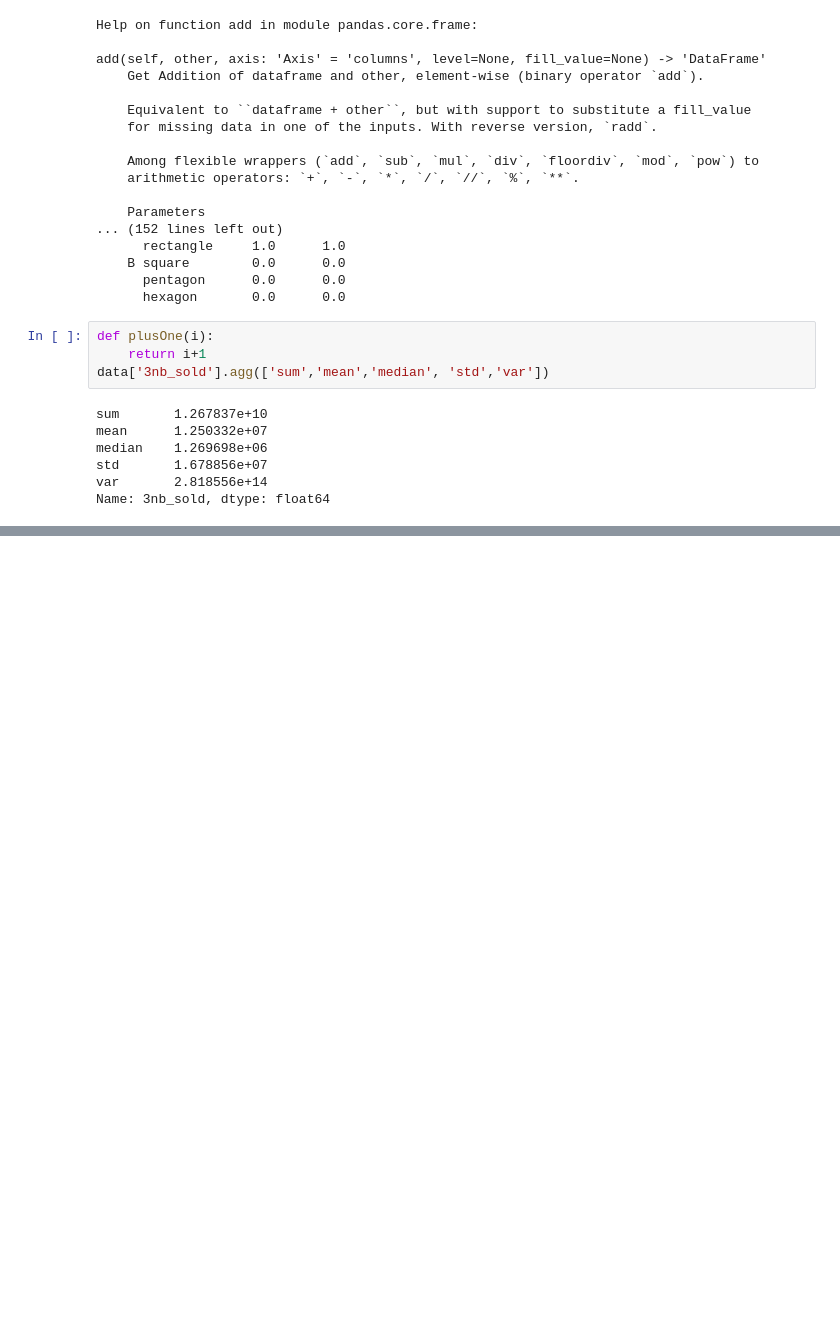
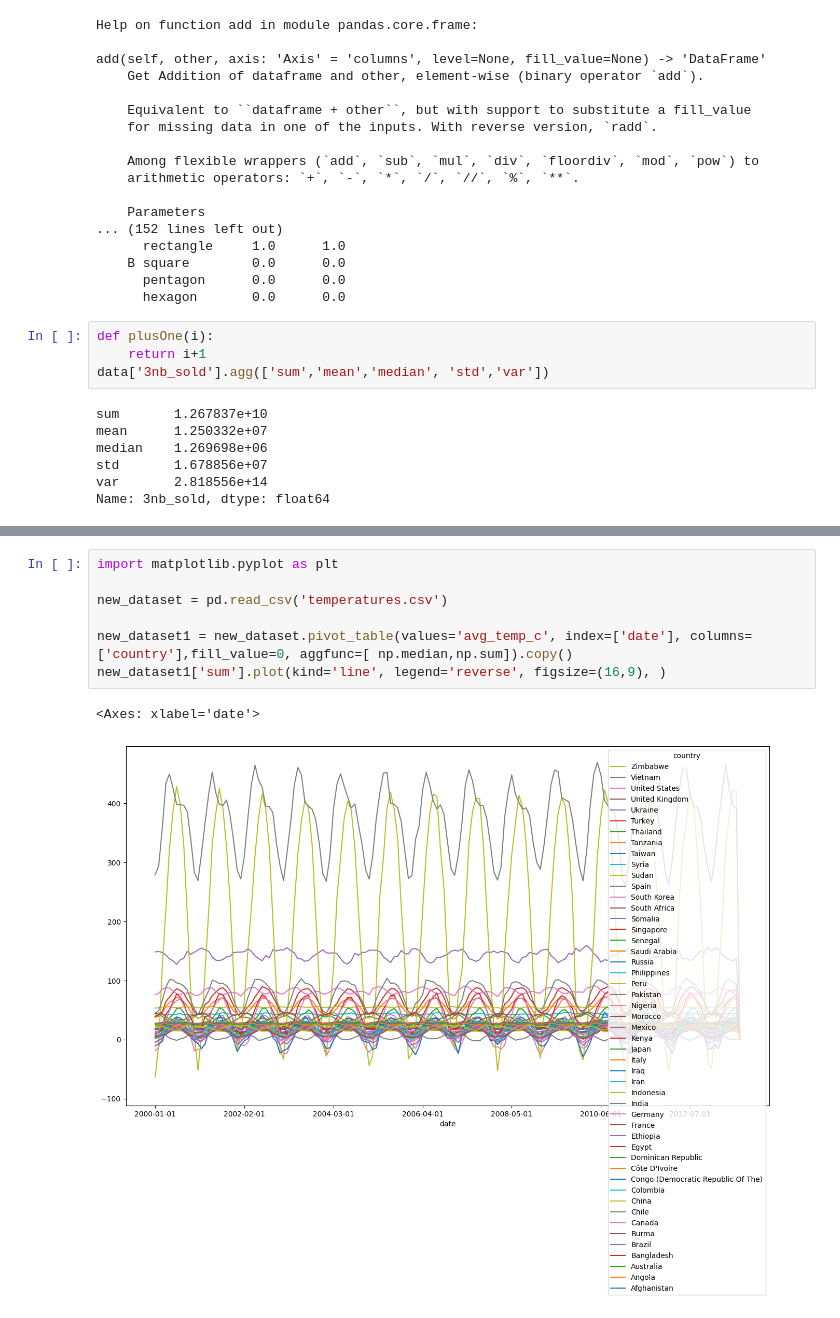
Before and after one commit to DJIOTSA/DATA-SCIENCE, a Jupyter notebook: courses/04 Data Manipulation with pandas/notebook.ipynb, the cells around one changed output, grey strips where cells are left out. Cells and saved outputs as stored; diff of their text form; blank space fills up the shorter version.

```diff
--- a/courses/04 Data Manipulation with pandas/notebook.ipynb
+++ b/courses/04 Data Manipulation with pandas/notebook.ipynb
@@ -413,0 +526,10 @@ Name: 3nb_sold, dtype: float64
+# %%
+import matplotlib.pyplot as plt
+
+new_dataset = pd.read_csv('temperatures.csv')
+
+new_dataset1 = new_dataset.pivot_table(values='avg_temp_c', index=['date'], columns=['country'],fill_value=0, aggfunc=[ np.median,np.sum]).copy()
+new_dataset1['sum'].plot(kind='line', legend='reverse', figsize=(16,9), )
+# %% [output]
+<Axes: xlabel='date'>
+[figure, added]
```
Also changed, not shown: parts of 27 cells of this notebook, 9 other files.
